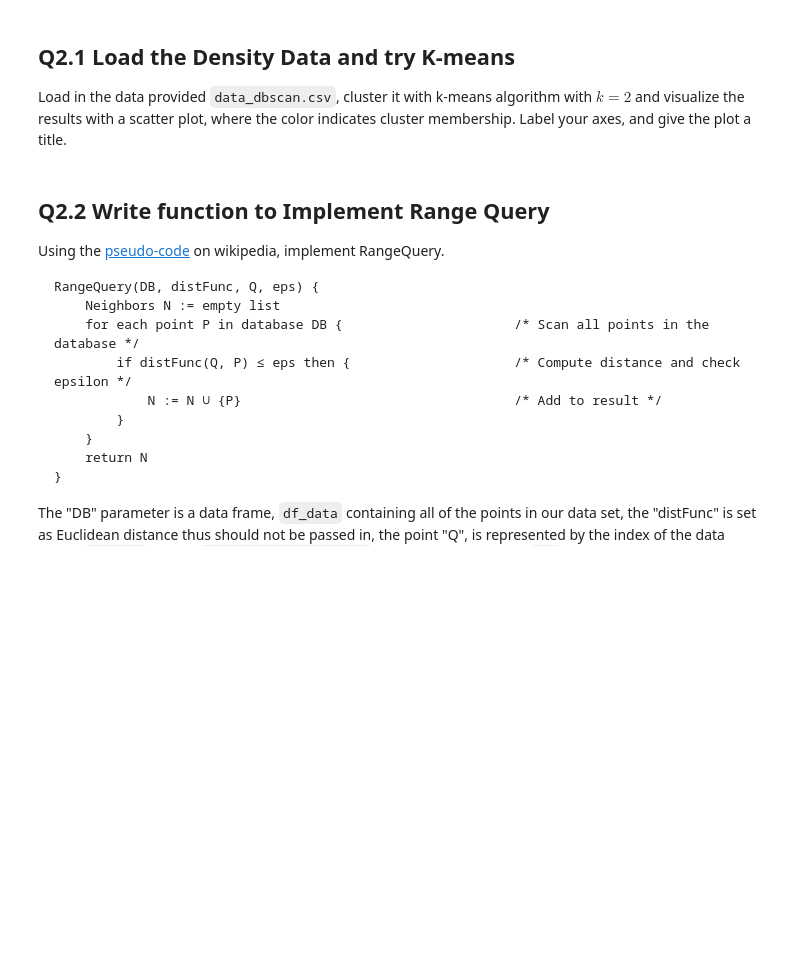
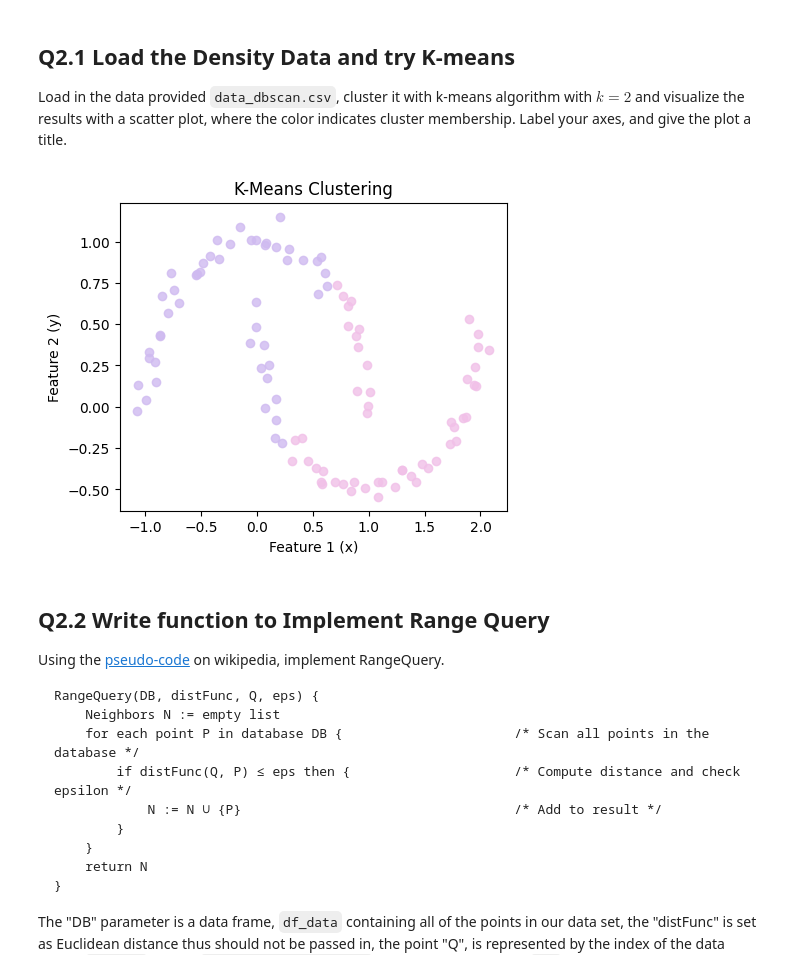
Before and after one commit to jack-mayberry/CS329E-Data-Analytics, a Jupyter notebook: Assignment 10/CS329E_HW10.ipynb, the cells around one changed output. Saved outputs shown, nothing was run; the diff lists cells and outputs as text; code cells hidden in the pictures; blank space fills up the shorter version.

```diff
--- a/Assignment 10/CS329E_HW10.ipynb
+++ b/Assignment 10/CS329E_HW10.ipynb
@@ -253,3 +247,30 @@ s_cluster_assignment = k_means( df_dbscan, 2)
+# %%
+df_dbscan = pd.read_csv('data_dbscan.csv')
+
+# Call k_means with k = 2
+s_cluster_assignment = k_means( df_dbscan, 2)
+
+# your code here
+df_plot = df_dbscan.copy()
+df_plot['Cluster'] = s_cluster_assignment
+df_plot = df_plot.sort_values(by='Cluster')
+clusters = df_plot['Cluster'].unique()
+
+# iterate through each cluster
+plt.figure(figsize=(5,4))
+color_i = 0
+for cluster in clusters:
+    points = df_plot[df_plot['Cluster'] == cluster]
+    plt.scatter(points.iloc[:, 0], points.iloc[:, 1], alpha=0.8, color=cute_colors[color_i])
+    color_i = (color_i + 1) % 6
+
+# your code here
+plt.title('K-Means Clustering')
+plt.xlabel('Feature 1 (x)')
+plt.ylabel('Feature 2 (y)')
+plt.show()
+# %% [output]
+[figure, added]
 # %% [markdown]
 ## Q2.2 Write function to Implement Range Query
 
```
Also changed, not shown: parts of 2 cells of this notebook.
